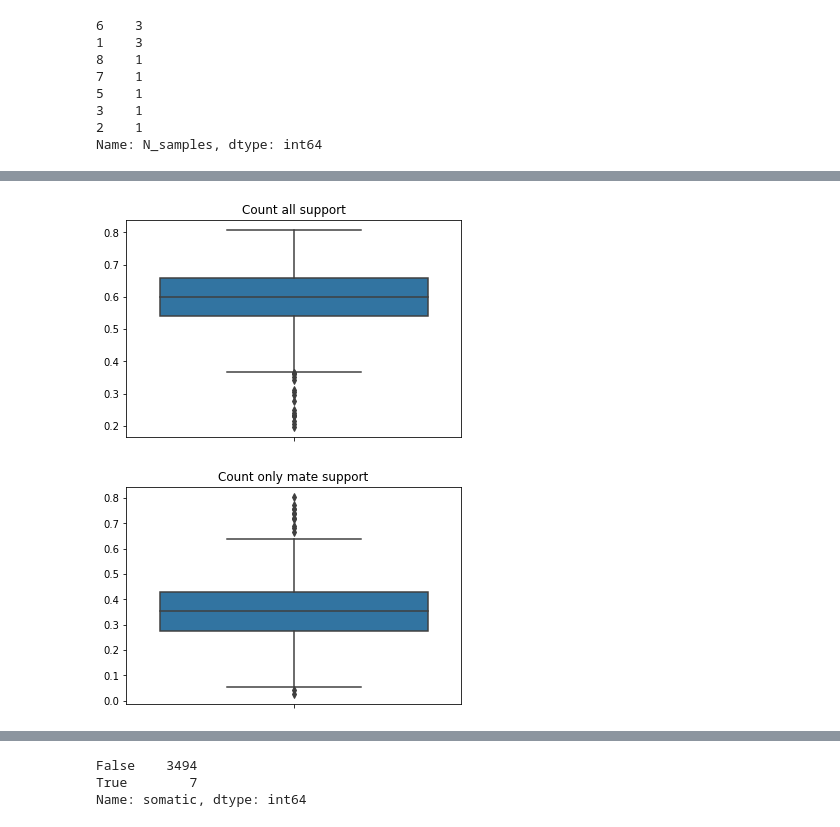
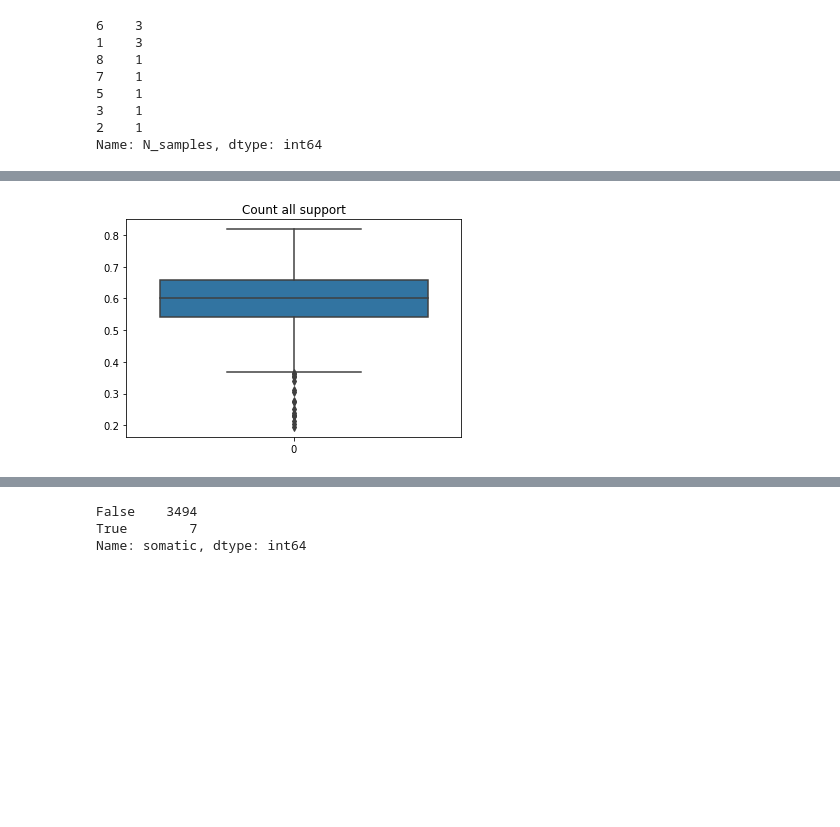
Before and after one commit to bardin-lab/somatic-transposition-fly-intestine, a Jupyter notebook: notebooks/5. germline summary/germline insertions-delta.ipynb, the cells around one changed output, grey strips where cells are left out. Cells and saved outputs as stored; diff of their text form; code cells hidden in the pictures; blank space fills up the shorter version.

Commit message:
Produce final tables and plots

```diff
--- a/notebooks/5. germline summary/germline insertions-delta.ipynb
+++ b/notebooks/5. germline summary/germline insertions-delta.ipynb
@@ -9,15 +9,18 @@ import matplotlib.pyplot as plt
 import numpy as np
 import pandas as pd
 import pybedtools
+import scipy.stats
 import seaborn as sns
 
 
-PAIRS = {
+TUMOR_PAIRS = {
     'KD-6-tumor': 'KD-6-head',
     'KD-8-tumor': 'KD-8-head',
     'BD-09-tumor': 'BD-9-head',
     'BD-10-tumor': 'BD-10-head'
 }
+PAIRS = TUMOR_PAIRS.copy()
+HEAD_PAIRS = {v:k for k,v in PAIRS.items()}
 PAIRS.update({v:k for k,v in PAIRS.items()})
 
 
@@ -89,7 +94,7 @@ def summarize_overlaps(insertions):
                 cluster_ids.add(overlap)
                 overlaps.add(overlap.split('_')[0])
         is_somatic  = (ins.chrom, ins.start, ins.end, ins.insertion) in somatic
-    return [index, ins.chrom, ins.start, ins.end, ins.insertion, ins.strand, is_somatic, len(overlaps), cluster_ids]
+    return [index, ins.chrom, ins.start, ins.end, ins.insertion, ins.strand, ins.attributes['genotype'], is_somatic, len(overlaps), cluster_ids]
 
 
 def get_insertions_by_coordinate(path):
@@ -170,7 +175,7 @@ shared_df.N_samples.value_counts().sort_index().plot(kind='bar', figsize=(15, 5)
 [figure]
 # %%
 shared_df = pd.DataFrame.from_records(new_summary)
-shared_df.columns = ['index', 'chrom', 'start', 'end', 'insertion', 'strand', 'somatic', 'N_samples', 'overlaps']
+shared_df.columns = ['index', 'chrom', 'start', 'end', 'insertion', 'strand', 'genotype', 'somatic', 'N_samples', 'overlaps']
 shared_df['support'] = shared_df.apply(lambda row: [find_overlap_support(all_inserts, overlap, row['chrom'], row['start']) for overlap in row['overlaps']], axis=1)
 shared_df['nref'] = shared_df.apply(lambda row: [find_nref(all_inserts, overlap, row['chrom'], row['start']) for overlap in row['overlaps']], axis=1)
 shared_df['vaf'] = shared_df.apply(lambda row: [find_vaf(all_inserts, overlap, row['chrom'], row['start']) for overlap in row['overlaps']], axis=1)
@@ -263,37 +268,23 @@ shared_df
 # %%
-fully_penetrant = shared_df[shared_df.N_samples == 8]
+fully_penetrant = shared_df[(shared_df.N_samples == 8) & (shared_df.genotype == 'heterozygous')]
 x = fully_penetrant[['chrom', 'start', 'end', 'insertion']]
 y = [insertions_by_coordinate[tuple(r)] for r in x.to_records(index=False)]
 
 if not fully_penetrant.empty:
     # All support
     ratio = []
     x_insertions = []
     plt.figure()
     for insertions in y[50:]:
         for ins in insertions:
             if ins.attributes['genotype'] == 'heterozygous' and int(ins.score) > 15:
-                if ins.chrom == 'X':
+                if ins.chrom in {'X', 'Y'} and int(ins.score) < 10:
                     x_insertions.append(ins)
                     continue
                 nref = int(ins.attributes['nref'])
                 score = int(ins.score)
                 ratio.append(score /  (score + nref))
-    sns.boxplot(pd.Series(ratio), orient='v').set_title("Count all support")
+    sns.boxplot(data=pd.Series(ratio), orient='v').set_title("Count all support")
     (np.percentile(ratio, q=1), np.percentile(ratio, q=99))
-    # Mate support
-    ratio = []
-    plt.figure()
-    for insertions in y[50:]:
-        for ins in insertions:
-            if ins.chrom == 'X':
-                continue
-            if ins.attributes['genotype'] == 'heterozygous' and int(ins.score) > 15:
-                nref = int(ins.attributes['nref'])
-                score = int(ins.attributes['left_mate_count']) + int(ins.attributes['right_mate_count'])
-                ratio.append(score /  (score + nref))
-    sns.boxplot(pd.Series(ratio), orient='v').set_title("Count only mate support")
-    (np.percentile(ratio, q=1), np.percentile(ratio, q=99))
 # %% [output]
-[figure, old version]
+[figure, new version]
-[figure, removed]
```
Also changed, not shown: parts of 22 cells of this notebook, 21 other files.
